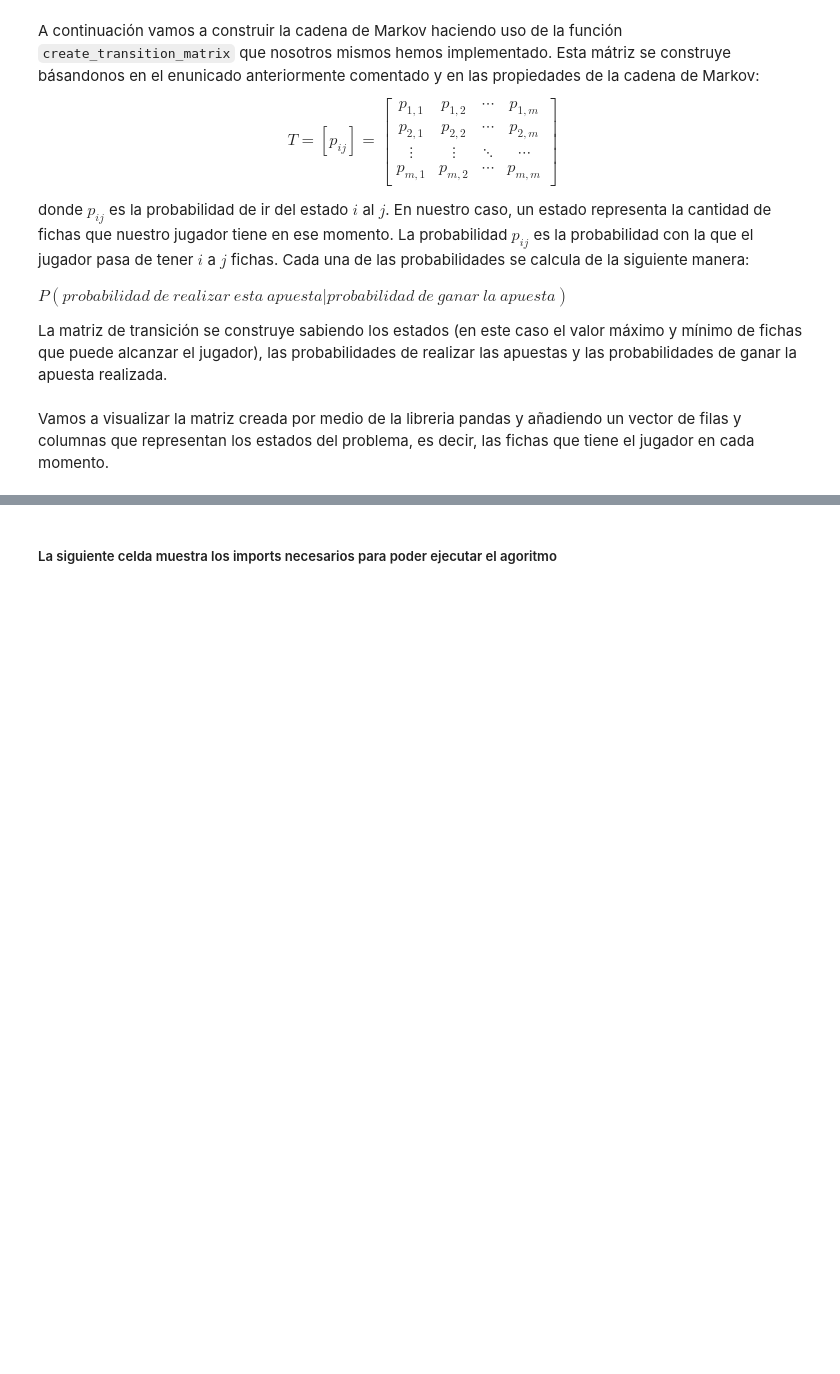
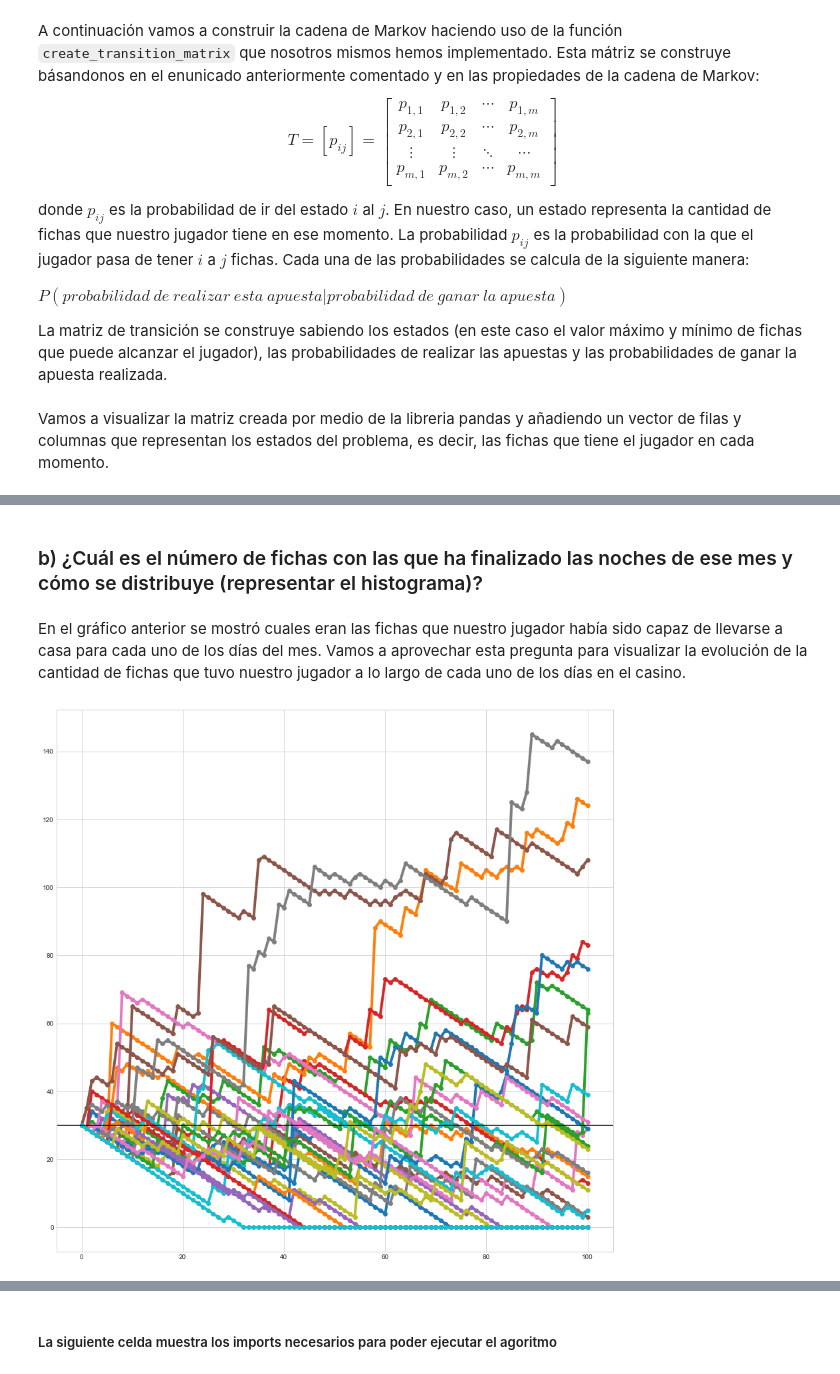
Before and after one commit to scaverod/GamblingMarkovChain, a Jupyter notebook: enunciado.ipynb, the cells around one changed output, grey strips where cells are left out. Saved outputs shown, nothing was run; the diff lists cells and outputs as text; code cells hidden in the pictures; blank space fills up the shorter version.

```diff
--- a/enunciado.ipynb
+++ b/enunciado.ipynb
@@ -138,0 +142,6 @@ chips = [simulate_night(matrix, gambling_random,200, INITIAL_CHIPS) for i in ran
+# %%
+def simulate(matrix, gambling_random,NUM_GAMES, INITIAL_CHIPS, DAYS):
+    simulation = simulate_num_days(matrix, gambling_random,NUM_GAMES, INITIAL_CHIPS, DAYS)
+    chips = [simulation[i][0] for i in range(DAYS)]
+    games = [simulation[i][1] for i in range(DAYS)]
+    return simulation, chips, games
@@ -139,5 +151,7 @@ chips = [simulate_night(matrix, gambling_random,200, INITIAL_CHIPS) for i in ran
 # %%
-x = range(len(chips[0]))
-plt.figure(figsize=(15, 15))
-for i,y in enumerate(chips):
-    plt.plot(x, y,linewidth=7.0,  marker='o')
+def plot_chips_evolution(chips):
+    x = range(len(chips[0]))
+    plt.figure(figsize=(15, 15))
+    for i,y in enumerate(chips):
+        plt.plot(x, y,linewidth=4.0,  marker='o')
+    plt.axhline(y=INITIAL_CHIPS, color='black', linestyle='-')
@@ -159,0 +229,9 @@ df.describe()
+# %% [markdown]
+###        b) ¿Cuál es el número de fichas con las que ha finalizado las noches de ese mes y cómo se distribuye (representar el histograma)?
+# %% [markdown]
+En el gráfico anterior se mostró cuales eran las fichas que nuestro jugador había sido capaz de llevarse a casa para cada uno de los días del mes.
+Vamos a aprovechar esta pregunta para visualizar la evolución de la cantidad de fichas que tuvo nuestro jugador a lo largo de cada uno de los días en el casino.
+# %%
+plot_chips_evolution(chips)
+# %% [output]
+[figure, added]
```
Also changed, not shown: parts of 33 cells of this notebook.
